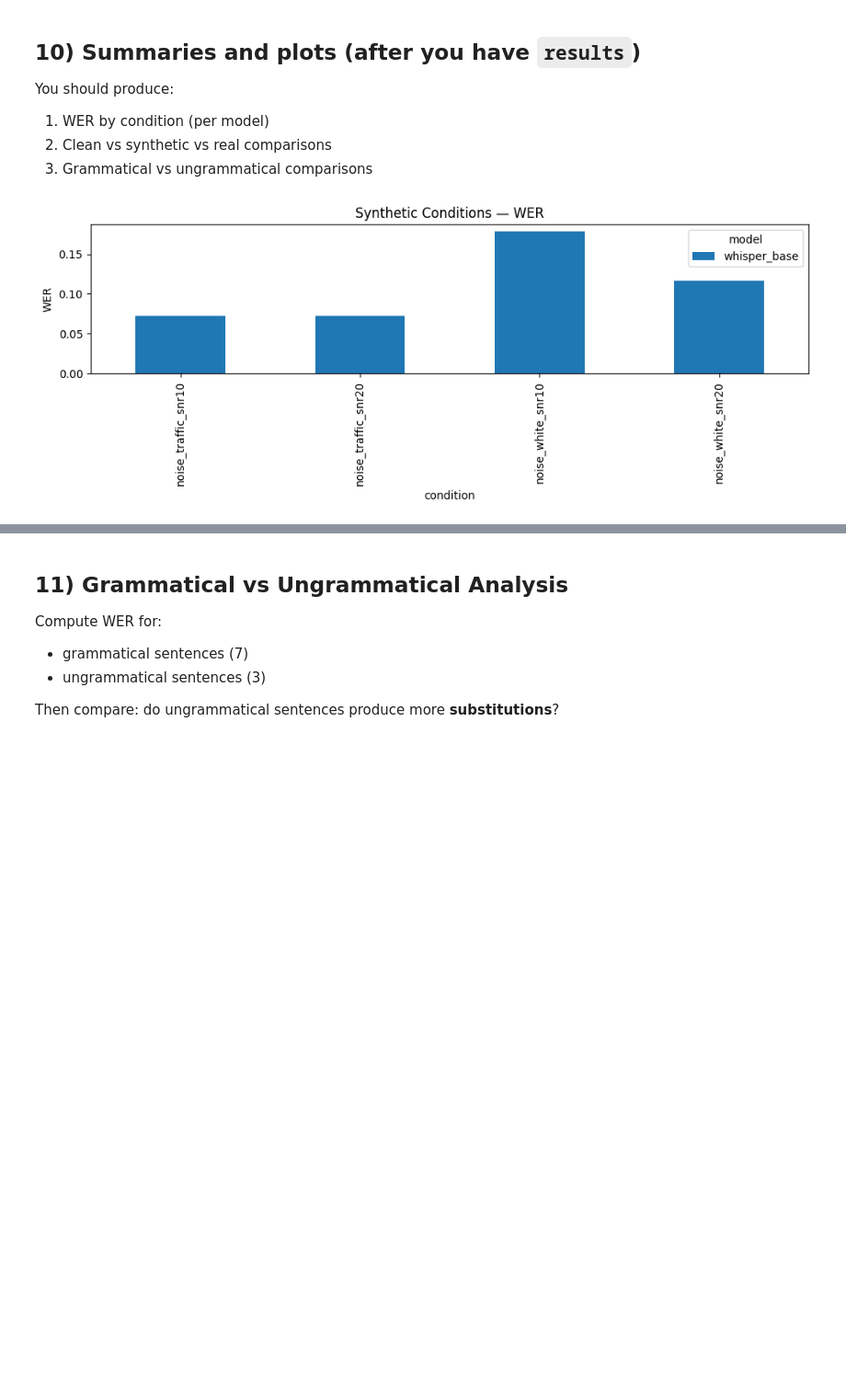
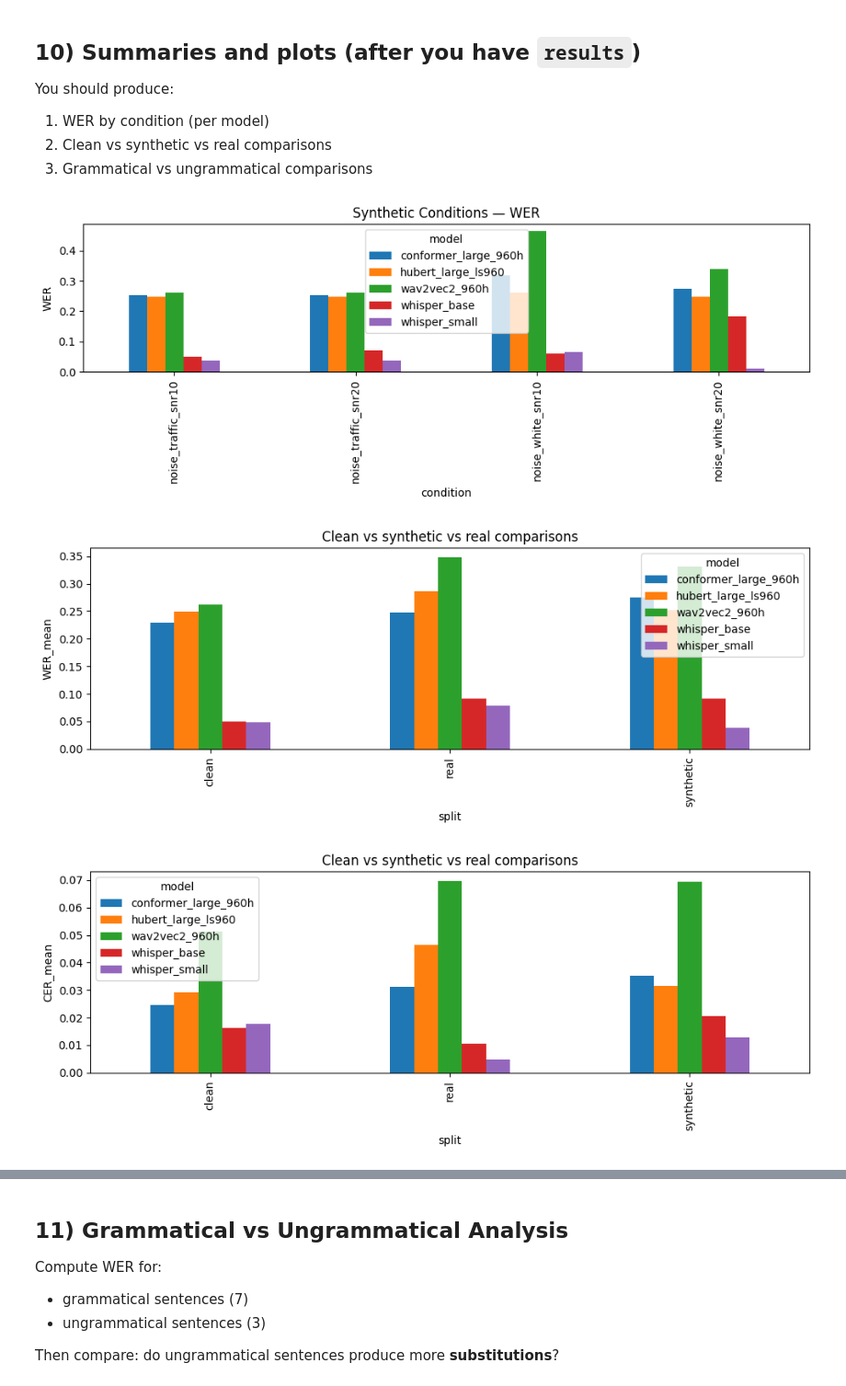
Before and after one commit to kkodachi/EE519-HW2, a Jupyter notebook: 01_ASR_Robustness.ipynb, the cells around one changed output, grey strips where cells are left out. Shown at 92% size. Cells and saved outputs as stored; diff of their text form; code cells hidden in the pictures; blank space fills up the shorter version.

```diff
--- a/01_ASR_Robustness.ipynb
+++ b/01_ASR_Robustness.ipynb
@@ -662,25 +662,55 @@ You should produce:
 # %%
 def summarize(results):
     return (results
             .groupby(["model","split","condition"], as_index=False)
             .agg(WER_mean=("WER","mean"),
                  WER_std=("WER","std"),
                  CER_mean=("CER","mean"),
                  S_sum=("S","sum"),
                  I_sum=("I","sum"),
                  D_sum=("D","sum")))
 
 def plot_wer(summary, title):
     piv = summary.pivot_table(index="condition", columns="model", values="WER_mean")
     ax = piv.plot(kind="bar")
     ax.set_title(title)
     ax.set_ylabel("WER")
     plt.tight_layout()
     plt.show()
 
+def compare_split(summary, title, value):
+    piv = summary.pivot_table(index="split", columns="model", values=value)
+    ax = piv.plot(kind="bar")
+    ax.set_title(title)
+    ax.set_ylabel(value)
+    plt.tight_layout()
+    plt.show()
+
+def compare_grammar(summary, title, value):
+    piv = summary.pivot_table(index="is_grammatical", columns="model", values=value)
+    ax = piv.plot(kind="bar")
+    ax.set_title(title)
+    ax.set_ylabel(value)
+    plt.tight_layout()
+    plt.show()
+
 # Example:
+results = pd.read_csv(os.path.join(MET_DIR, "results.csv"))
 summary = summarize(results)
 summary.to_csv(os.path.join(MET_DIR, "summary.csv"), index=False)
+# 1) WER by condition (per model)
 plot_wer(summary[summary.split=="synthetic"], "Synthetic Conditions — WER")
+
+# 2) Clean vs synthetic vs real comparisons
+metrics2 = ["WER_mean","CER_mean", "S_sum", "I_sum", "D_sum"]
+for metric in metrics2:
+    compare_split(summary,"Clean vs synthetic vs real comparisons",metric)
+
+# 3) Grammatical vs ungrammatical comparisons
+metrics3 = ["WER","CER"]
+for metric in metrics3:
+    compare_grammar(results,"Grammatical vs ungrammatical",metric)
 # %% [output]
-[figure, old version]
+[figure, new version]
+[figure, added]
+[figure, added]
```
Also changed, not shown: parts of 3 cells of this notebook, 43 other files.
